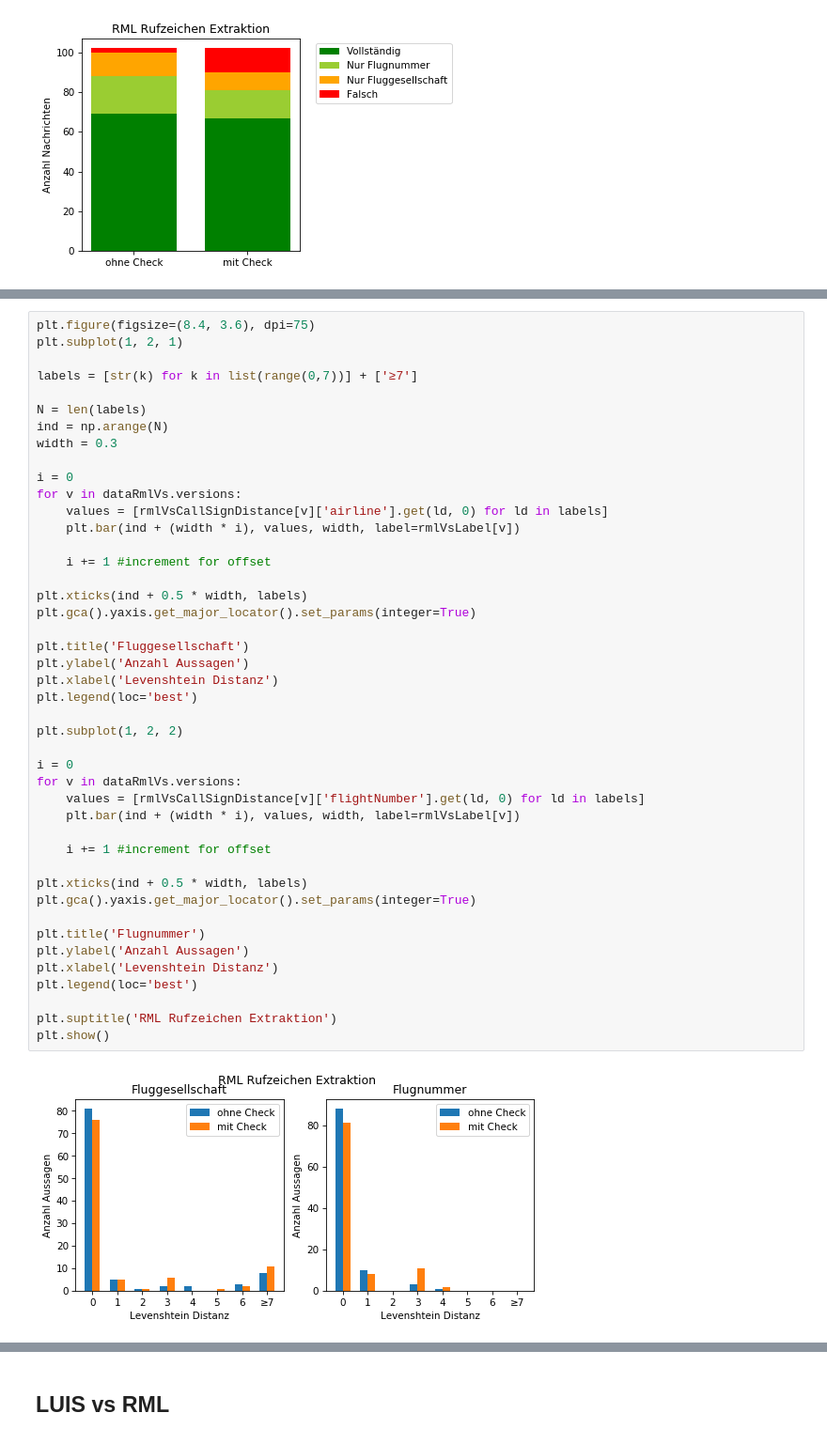
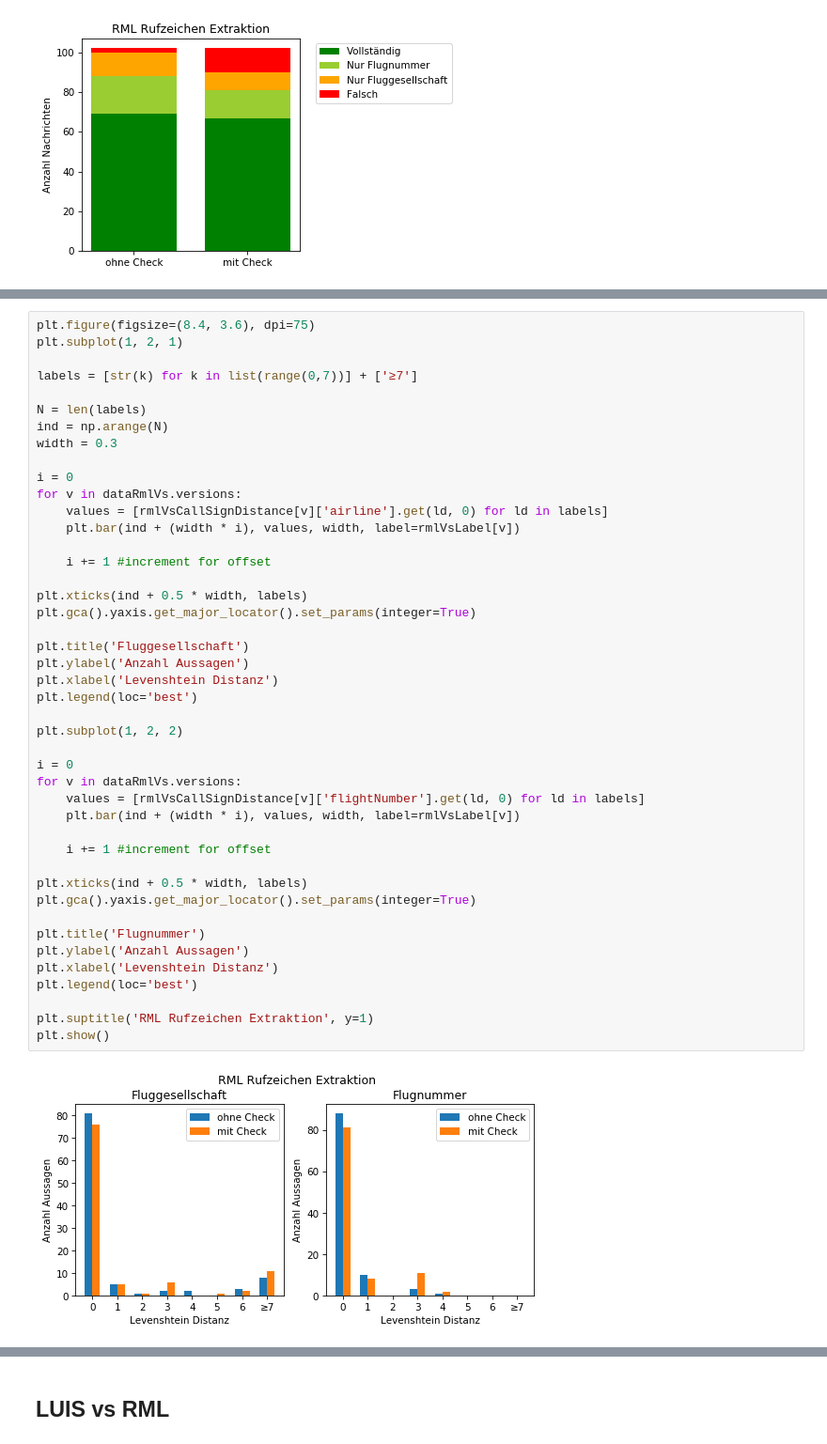
Before and after one commit to vettaioa/FluLoS-Code, a Jupyter notebook: calculation/context/ContextErrorRate.ipynb, the cells around one changed output, grey strips where cells are left out. Shown at 94% size. Drawn from its saved outputs; the diff is of its cells as text.

Commit message:
some small visual fixes

```diff
--- a/calculation/context/ContextErrorRate.ipynb
+++ b/calculation/context/ContextErrorRate.ipynb
@@ -1223,32 +1223,32 @@ for v in dataRmlVs.versions:
 
     i += 1 #increment for offset
 
 plt.xticks(ind + 0.5 * width, labels)
 plt.gca().yaxis.get_major_locator().set_params(integer=True)
 
 plt.title('Fluggesellschaft')
 plt.ylabel('Anzahl Aussagen')
 plt.xlabel('Levenshtein Distanz')
 plt.legend(loc='best')
 
 plt.subplot(1, 2, 2)
 
 i = 0
 for v in dataRmlVs.versions:
     values = [rmlVsCallSignDistance[v]['flightNumber'].get(ld, 0) for ld in labels]
     plt.bar(ind + (width * i), values, width, label=rmlVsLabel[v])
 
     i += 1 #increment for offset
 
 plt.xticks(ind + 0.5 * width, labels)
 plt.gca().yaxis.get_major_locator().set_params(integer=True)
 
 plt.title('Flugnummer')
 plt.ylabel('Anzahl Aussagen')
 plt.xlabel('Levenshtein Distanz')
 plt.legend(loc='best')
 
-plt.suptitle('RML Rufzeichen Extraktion')
+plt.suptitle('RML Rufzeichen Extraktion', y=1)
 plt.show()
 # %% [output]
-[figure, old version]
+[figure, new version]
```
Also changed, not shown: parts of 16 cells of this notebook.
